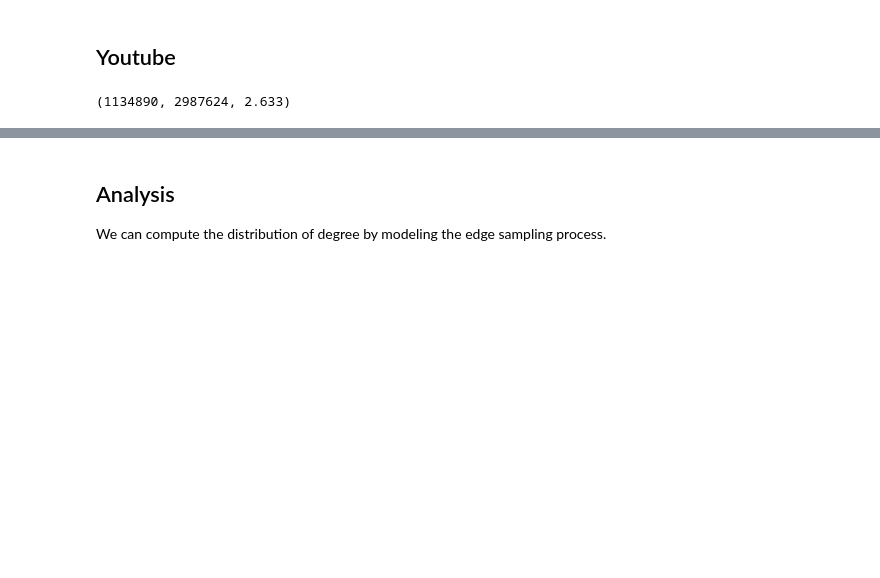
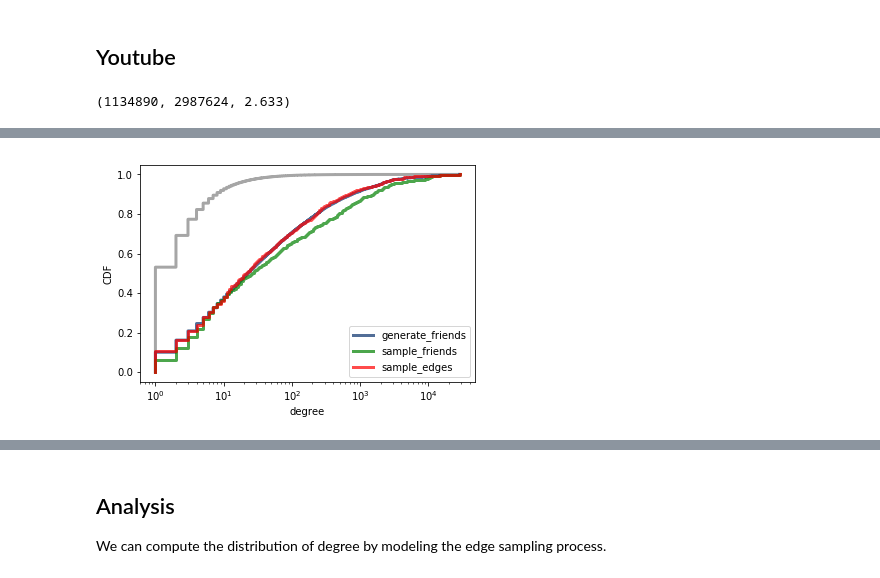
Before and after one commit to newsch/friend_value_hacking, a Jupyter notebook: code/social2evan.ipynb, the cells around one changed output, grey strips where cells are left out. Saved outputs shown, nothing was run; the diff lists cells and outputs as text; code cells hidden in the pictures; blank space fills up the shorter version.

```diff
--- a/code/social2evan.ipynb
+++ b/code/social2evan.ipynb
@@ -199,0 +232,4 @@ compare_friend_degree(yt)
+# %%
+compare_friend_degree_log_x(yt)
+# %% [output]
+[figure, added]
```
Also changed, not shown: parts of 11 cells of this notebook.
